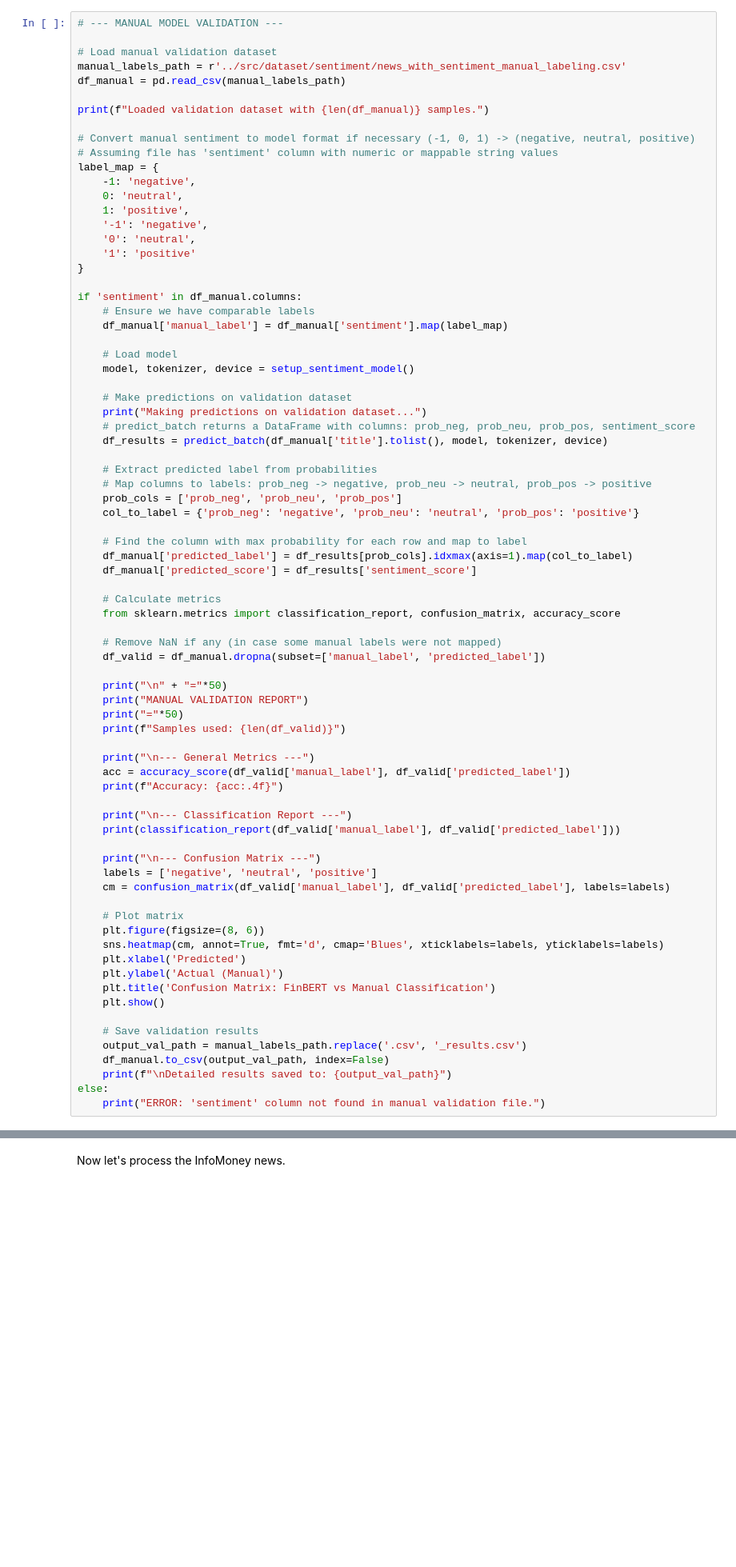
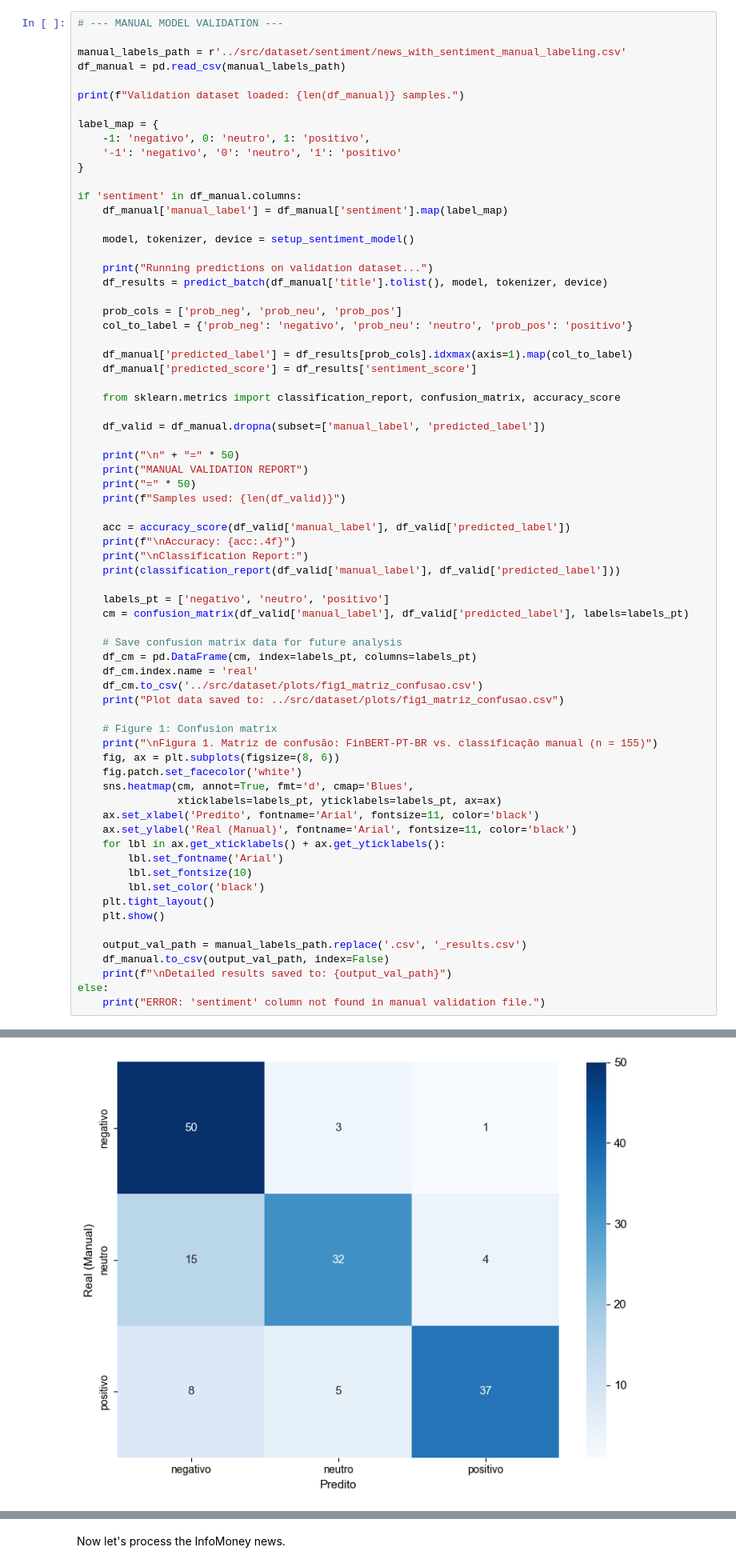
Before and after one commit to andrebpf/tcc-mba, a Jupyter notebook: notebooks/02_sentiment_analysis.ipynb, the cells around one changed output, grey strips where cells are left out. Shown at 80% size. Cells and saved outputs as stored; diff of their text form; blank space fills up the shorter version.

Commit message:
improvements in the notebook graphs

```diff
--- a/notebooks/02_sentiment_analysis.ipynb
+++ b/notebooks/02_sentiment_analysis.ipynb
@@ -63,77 +119,71 @@ Comparison of model predictions with manual labels to validate accuracy.
 # %%
 # --- MANUAL MODEL VALIDATION ---
 
-# Load manual validation dataset
 manual_labels_path = r'../src/dataset/sentiment/news_with_sentiment_manual_labeling.csv'
 df_manual = pd.read_csv(manual_labels_path)
 
-print(f"Loaded validation dataset with {len(df_manual)} samples.")
+print(f"Validation dataset loaded: {len(df_manual)} samples.")
 
-# Convert manual sentiment to model format if necessary (-1, 0, 1) -> (negative, neutral, positive)
-# Assuming file has 'sentiment' column with numeric or mappable string values
 label_map = {
-    -1: 'negative',
-    0: 'neutral',
-    1: 'positive',
-    '-1': 'negative',
-    '0': 'neutral',
-    '1': 'positive'
+    -1: 'negativo', 0: 'neutro', 1: 'positivo',
+    '-1': 'negativo', '0': 'neutro', '1': 'positivo'
 }
 
 if 'sentiment' in df_manual.columns:
-    # Ensure we have comparable labels
     df_manual['manual_label'] = df_manual['sentiment'].map(label_map)
 
-    # Load model
     model, tokenizer, device = setup_sentiment_model()
 
-    # Make predictions on validation dataset
-    print("Making predictions on validation dataset...")
-    # predict_batch returns a DataFrame with columns: prob_neg, prob_neu, prob_pos, sentiment_score
+    print("Running predictions on validation dataset...")
     df_results = predict_batch(df_manual['title'].tolist(), model, tokenizer, device)
 
-    # Extract predicted label from probabilities
-    # Map columns to labels: prob_neg -> negative, prob_neu -> neutral, prob_pos -> positive
     prob_cols = ['prob_neg', 'prob_neu', 'prob_pos']
-    col_to_label = {'prob_neg': 'negative', 'prob_neu': 'neutral', 'prob_pos': 'positive'}
+    col_to_label = {'prob_neg': 'negativo', 'prob_neu': 'neutro', 'prob_pos': 'positivo'}
 
-    # Find the column with max probability for each row and map to label
     df_manual['predicted_label'] = df_results[prob_cols].idxmax(axis=1).map(col_to_label)
     df_manual['predicted_score'] = df_results['sentiment_score']
 
-    # Calculate metrics
     from sklearn.metrics import classification_report, confusion_matrix, accuracy_score
 
-    # Remove NaN if any (in case some manual labels were not mapped)
     df_valid = df_manual.dropna(subset=['manual_label', 'predicted_label'])
 
-    print("\n" + "="*50)
+    print("\n" + "=" * 50)
     print("MANUAL VALIDATION REPORT")
-    print("="*50)
+    print("=" * 50)
     print(f"Samples used: {len(df_valid)}")
 
-    print("\n--- General Metrics ---")
     acc = accuracy_score(df_valid['manual_label'], df_valid['predicted_label'])
-    print(f"Accuracy: {acc:.4f}")
-
-    print("\n--- Classification Report ---")
+    print(f"\nAccuracy: {acc:.4f}")
+    print("\nClassification Report:")
     print(classification_report(df_valid['manual_label'], df_valid['predicted_label']))
 
-    print("\n--- Confusion Matrix ---")
-    labels = ['negative', 'neutral', 'positive']
-    cm = confusion_matrix(df_valid['manual_label'], df_valid['predicted_label'], labels=labels)
+    labels_pt = ['negativo', 'neutro', 'positivo']
+    cm = confusion_matrix(df_valid['manual_label'], df_valid['predicted_label'], labels=labels_pt)
 
-    # Plot matrix
-    plt.figure(figsize=(8, 6))
-    sns.heatmap(cm, annot=True, fmt='d', cmap='Blues', xticklabels=labels, yticklabels=labels)
-    plt.xlabel('Predicted')
-    plt.ylabel('Actual (Manual)')
-    plt.title('Confusion Matrix: FinBERT vs Manual Classification')
+    # Save confusion matrix data for future analysis
+    df_cm = pd.DataFrame(cm, index=labels_pt, columns=labels_pt)
+    df_cm.index.name = 'real'
+    df_cm.to_csv('../src/dataset/plots/fig1_matriz_confusao.csv')
+    print("Plot data saved to: ../src/dataset/plots/fig1_matriz_confusao.csv")
+
+    # Figure 1: Confusion matrix
+    print("\nFigura 1. Matriz de confusão: FinBERT-PT-BR vs. classificação manual (n = 155)")
+    fig, ax = plt.subplots(figsize=(8, 6))
+    fig.patch.set_facecolor('white')
+    sns.heatmap(cm, annot=True, fmt='d', cmap='Blues',
+                xticklabels=labels_pt, yticklabels=labels_pt, ax=ax)
+    ax.set_xlabel('Predito', fontname='Arial', fontsize=11, color='black')
+    ax.set_ylabel('Real (Manual)', fontname='Arial', fontsize=11, color='black')
+    for lbl in ax.get_xticklabels() + ax.get_yticklabels():
+        lbl.set_fontname('Arial')
+        lbl.set_fontsize(10)
+        lbl.set_color('black')
+    plt.tight_layout()
     plt.show()
 
-    # Save validation results
     output_val_path = manual_labels_path.replace('.csv', '_results.csv')
     df_manual.to_csv(output_val_path, index=False)
     print(f"\nDetailed results saved to: {output_val_path}")
 else:
     print("ERROR: 'sentiment' column not found in manual validation file.")
+# %% [output]
@@ -139,0 +223 @@ else:
+[figure, added]
```
Also changed, not shown: parts of 17 cells of this notebook, 5 other files.
